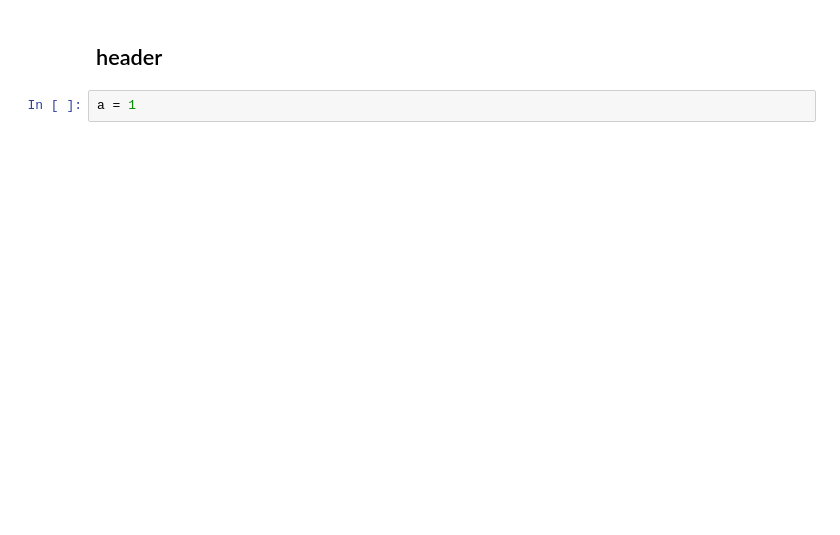
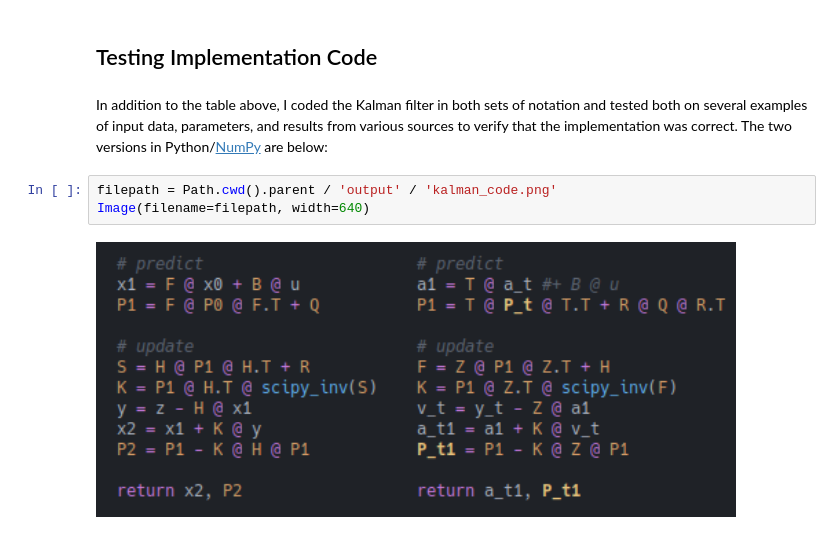
Before and after one commit to afairless/kalman_filter, a Jupyter notebook: notebooks/kalman.ipynb, the cells around one changed output. Drawn from its saved outputs; the diff is of its cells as text; blank space fills up the shorter version.

```diff
--- a/notebooks/kalman.ipynb
+++ b/notebooks/kalman.ipynb
@@ -90,4 +94,12 @@ In addition to the table above, I also coded kj
-# %% [markdown]
-## header
-# %%
-a = 1
+# %% [markdown]
+## Testing Implementation Code
+# %% [markdown]
+In addition to the table above, I coded the Kalman filter in both sets of
+notation and tested both on several examples of input data, parameters, and
+results from various sources to verify that the implementation was correct.  The
+two versions in Python/[NumPy](https://numpy.org/) are below:
+# %%
+filepath = Path.cwd().parent / 'output' / 'kalman_code.png'
+Image(filename=filepath, width=640)
+# %% [output]
+[figure, added]
```
Also changed, not shown: parts of 11 cells of this notebook, 1 other file.
